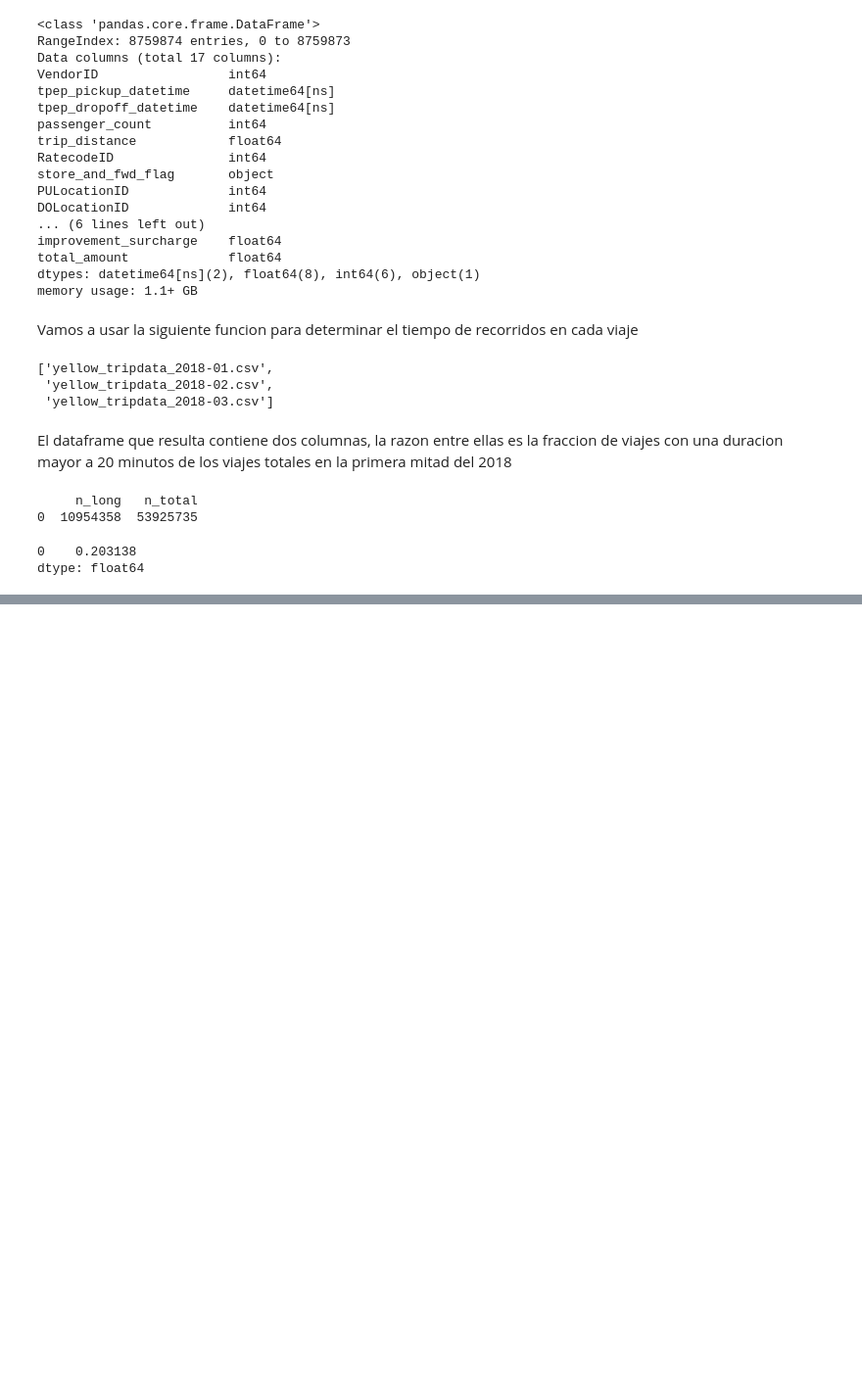
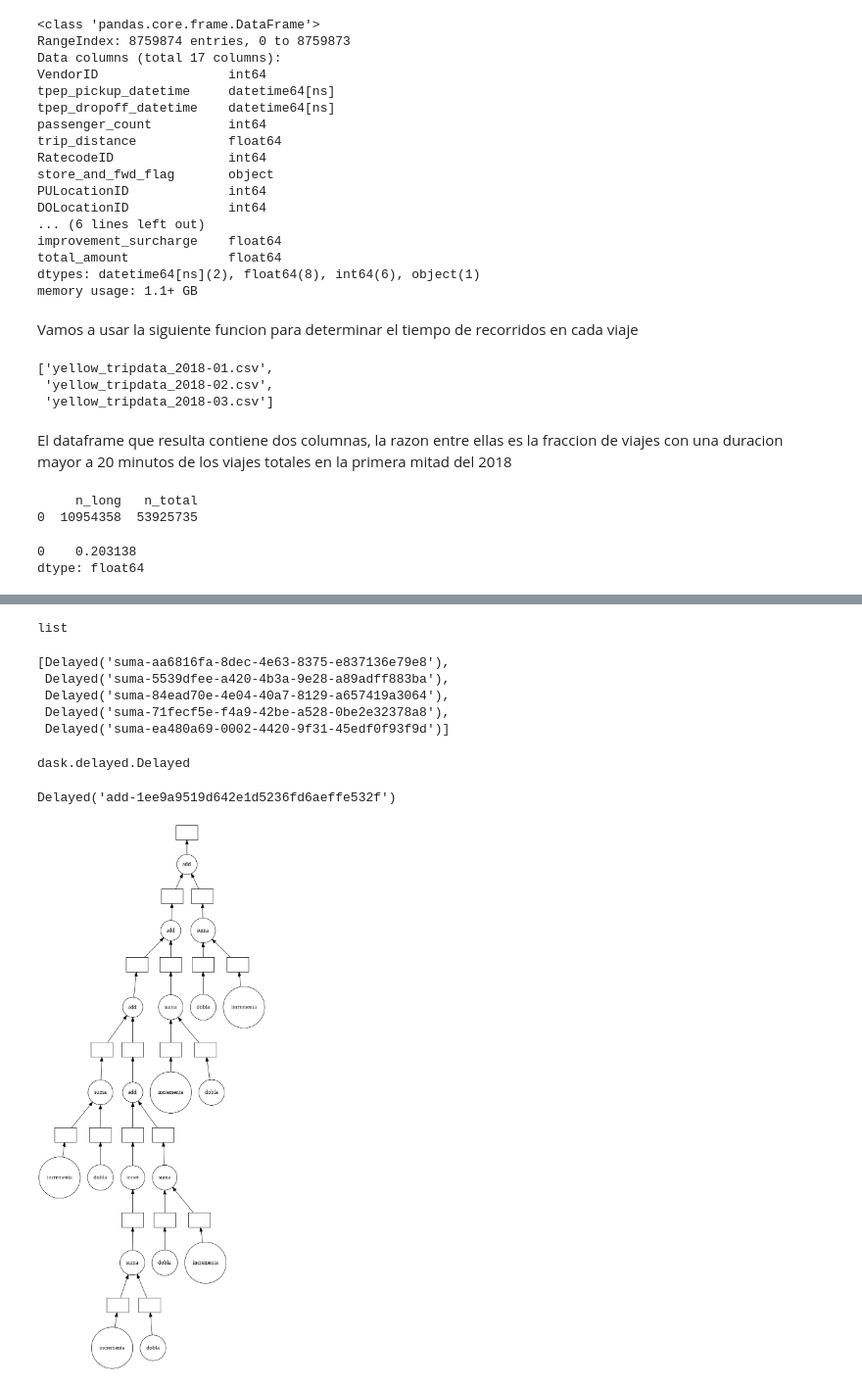
Before and after one commit to htapiagroup/sistdist, a Jupyter notebook: MCA_SDU_S2.ipynb, the cells around one changed output, grey strips where cells are left out. Shown at 98% size. Saved outputs shown, nothing was run; the diff lists cells and outputs as text; code cells hidden in the pictures; blank space fills up the shorter version.

```diff
--- a/MCA_SDU_S2.ipynb
+++ b/MCA_SDU_S2.ipynb
@@ -303,0 +388,36 @@ w = f(z)
+# %%
+data = [1,2,3,4,5]
+# %%
+output = []
+# %%
+for x in data:
+  a = incrementa(x)
+  b = dobla(x)
+  c = suma(a, b)
+  output.append(c)
+# %%
+type(output)
+# %% [output]
+list
+# %%
+output
+# %% [output]
+[Delayed('suma-aa6816fa-8dec-4e63-8375-e837136e79e8'),
+ Delayed('suma-5539dfee-a420-4b3a-9e28-a89adff883ba'),
+ Delayed('suma-84ead70e-4e04-40a7-8129-a657419a3064'),
+ Delayed('suma-71fecf5e-f4a9-42be-a528-0be2e32378a8'),
+ Delayed('suma-ea480a69-0002-4420-9f31-45edf0f93f9d')]
+# %%
+total = sum(output)
+# %%
+type(total)
+# %% [output]
+dask.delayed.Delayed
+# %%
+total
+# %% [output]
+Delayed('add-1ee9a9519d642e1d5236fd6aeffe532f')
+# %%
+total.visualize()
+# %% [output]
+[figure, added]
```
Also changed, not shown: parts of 27 cells of this notebook.
